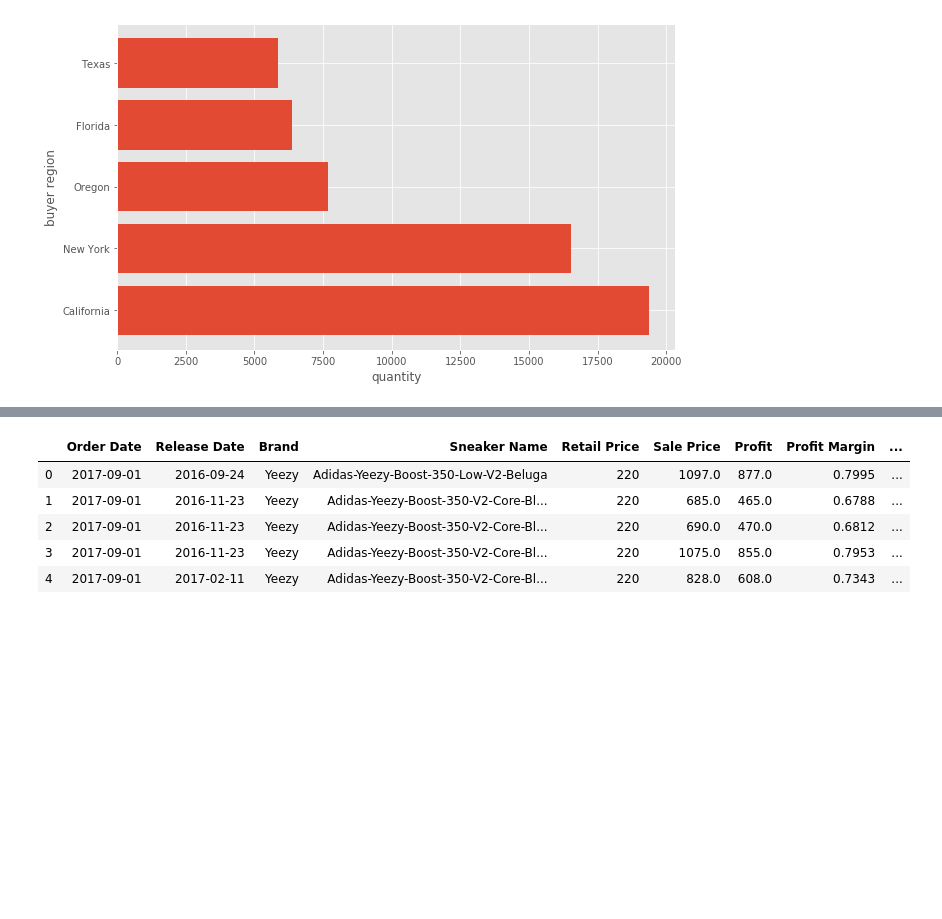
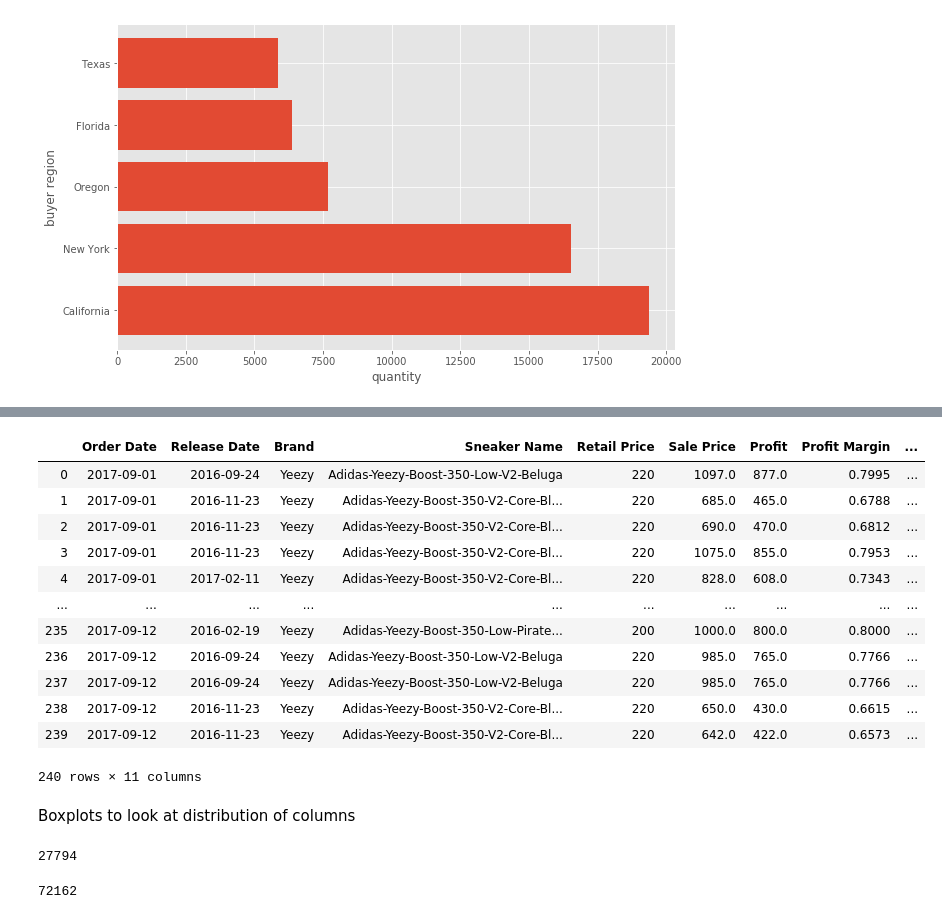
Before and after one commit to HienHa34/Yeezy-vs.-Off-White, a Jupyter notebook: EDA.ipynb, the cells around one changed output, grey strips where cells are left out. Saved outputs shown, nothing was run; the diff lists cells and outputs as text; code cells hidden in the pictures; blank space fills up the shorter version.

```diff
--- a/EDA.ipynb
+++ b/EDA.ipynb
@@ -259,11 +265,25 @@ df.head()
 # %%
 df= df[['Order Date','Release Date', 'Brand', 'Sneaker Name', 'Retail Price', 'Sale Price','Profit','Profit Margin','Shoe Size','Buyer State', 'Buyer Region']]
 # %%
-df.head()
+df.head(240)
 # %% [output]
 |  | Order Date | Release Date | Brand | Sneaker Name | Retail Price | Sale Price | Profit | Profit Margin | ... |
 | 0 | 2017-09-01 | 2016-09-24 | Yeezy | Adidas-Yeezy-Boost-350-Low-V2-Beluga | 220 | 1097.0 | 877.0 | 0.7995 | ... |
 | 1 | 2017-09-01 | 2016-11-23 | Yeezy | Adidas-Yeezy-Boost-350-V2-Core-Bl... | 220 | 685.0 | 465.0 | 0.6788 | ... |
 | 2 | 2017-09-01 | 2016-11-23 | Yeezy | Adidas-Yeezy-Boost-350-V2-Core-Bl... | 220 | 690.0 | 470.0 | 0.6812 | ... |
 | 3 | 2017-09-01 | 2016-11-23 | Yeezy | Adidas-Yeezy-Boost-350-V2-Core-Bl... | 220 | 1075.0 | 855.0 | 0.7953 | ... |
 | 4 | 2017-09-01 | 2017-02-11 | Yeezy | Adidas-Yeezy-Boost-350-V2-Core-Bl... | 220 | 828.0 | 608.0 | 0.7343 | ... |
+| ... | ... | ... | ... | ... | ... | ... | ... | ... | ... |
+| 235 | 2017-09-12 | 2016-02-19 | Yeezy | Adidas-Yeezy-Boost-350-Low-Pirate... | 200 | 1000.0 | 800.0 | 0.8000 | ... |
+| 236 | 2017-09-12 | 2016-09-24 | Yeezy | Adidas-Yeezy-Boost-350-Low-V2-Beluga | 220 | 985.0 | 765.0 | 0.7766 | ... |
+| 237 | 2017-09-12 | 2016-09-24 | Yeezy | Adidas-Yeezy-Boost-350-Low-V2-Beluga | 220 | 985.0 | 765.0 | 0.7766 | ... |
+| 238 | 2017-09-12 | 2016-11-23 | Yeezy | Adidas-Yeezy-Boost-350-V2-Core-Bl... | 220 | 650.0 | 430.0 | 0.6615 | ... |
+| 239 | 2017-09-12 | 2016-11-23 | Yeezy | Adidas-Yeezy-Boost-350-V2-Core-Bl... | 220 | 642.0 | 422.0 | 0.6573 | ... |
+240 rows × 11 columns
+# %% [markdown]
+Boxplots to look at distribution of columns
+# %%
+sale_price_off_white = df[df['Brand']=='Off-White']['Sale Price']
+len(sale_price_off_white)
+# %% [output]
+27794
@@ -269,0 +292,5 @@ df.head()
+# %%
+sale_price_yeezy = df[df['Brand']=='Yeezy']['Sale Price']
+len(sale_price_yeezy)
+# %% [output]
+72162
```
Also changed, not shown: parts of 19 cells of this notebook.
